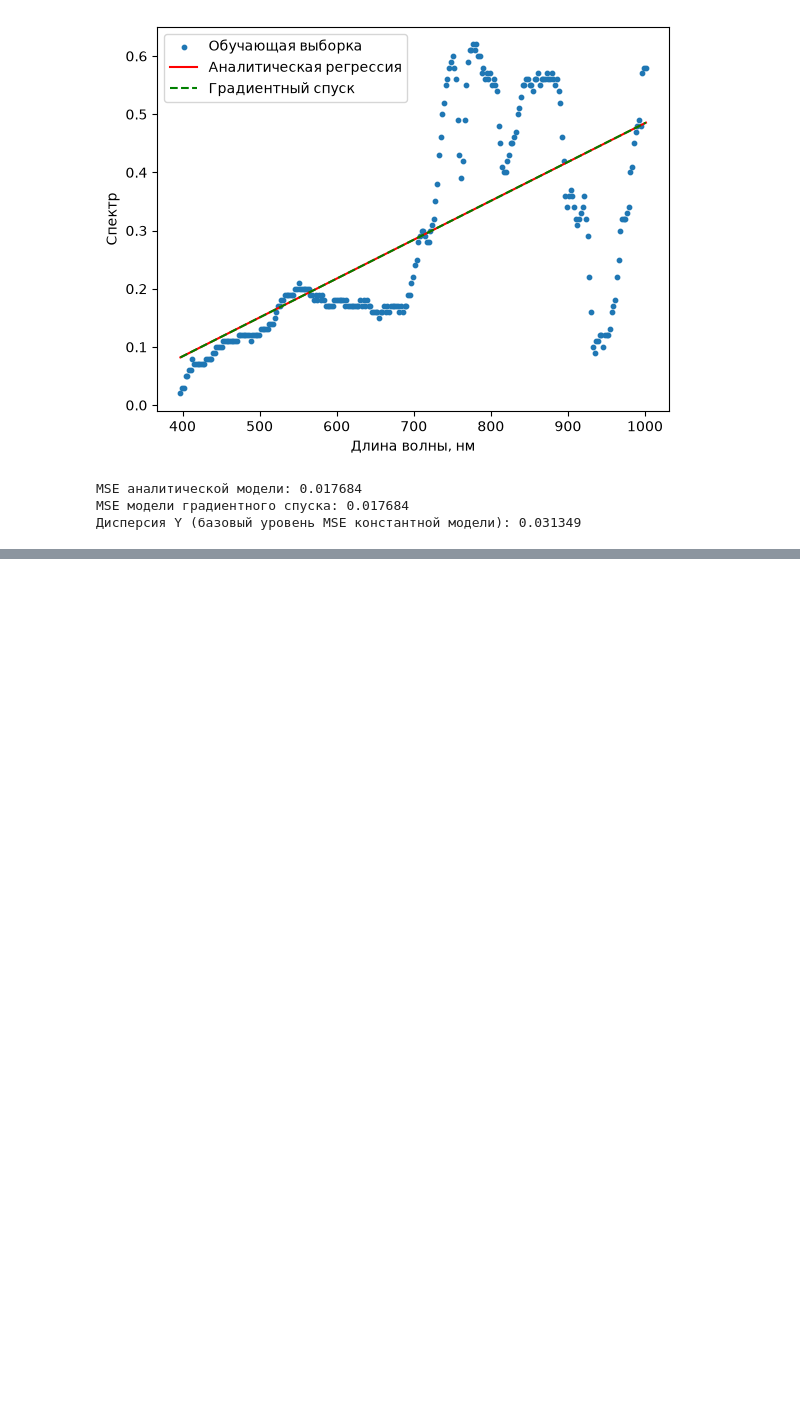
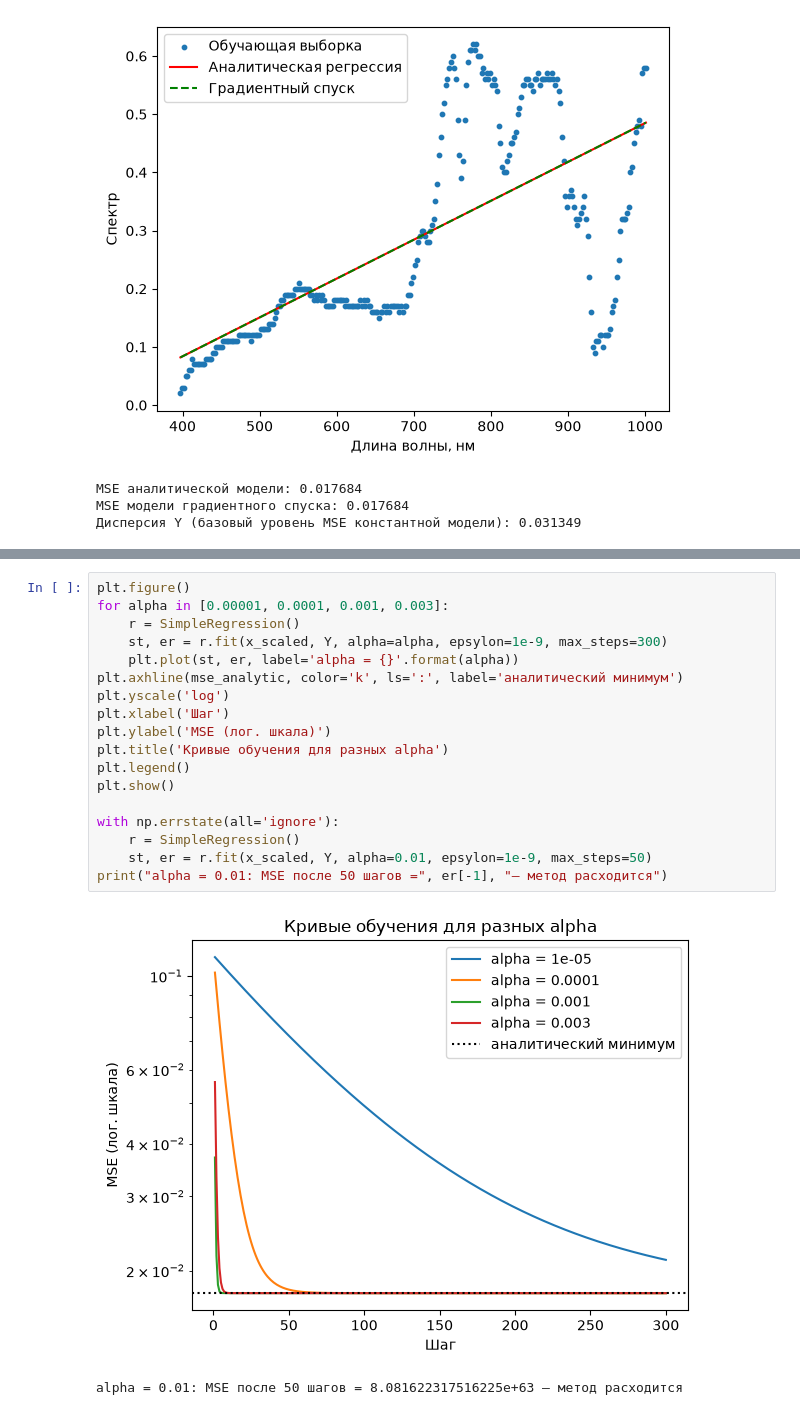
Before and after one commit to Mastertuz/ALM, a Jupyter notebook: solutions/pr1/Текущий контроль 1.ipynb, the cells around one changed output, grey strips where cells are left out. Cells and saved outputs as stored; diff of their text form; blank space fills up the shorter version.

Commit message:
pr1: кривые обучения для разных alpha, метрики MAE/MAPE
Co-Authored-By: Claude Sonnet 5 <noreply@anthropic.com>

```diff
--- a/solutions/pr1/Текущий контроль 1.ipynb
+++ b/solutions/pr1/Текущий контроль 1.ipynb
@@ -331,0 +335,21 @@ MSE модели градиентного спуска: 0.017684
+# %%
+plt.figure()
+for alpha in [0.00001, 0.0001, 0.001, 0.003]:
+    r = SimpleRegression()
+    st, er = r.fit(x_scaled, Y, alpha=alpha, epsylon=1e-9, max_steps=300)
+    plt.plot(st, er, label='alpha = {}'.format(alpha))
+plt.axhline(mse_analytic, color='k', ls=':', label='аналитический минимум')
+plt.yscale('log')
+plt.xlabel('Шаг')
+plt.ylabel('MSE (лог. шкала)')
+plt.title('Кривые обучения для разных alpha')
+plt.legend()
+plt.show()
+
+with np.errstate(all='ignore'):
+    r = SimpleRegression()
+    st, er = r.fit(x_scaled, Y, alpha=0.01, epsylon=1e-9, max_steps=50)
+print("alpha = 0.01: MSE после 50 шагов =", er[-1], "— метод расходится")
+# %% [output]
+[figure, added]
+alpha = 0.01: MSE после 50 шагов = 8.081622317516225e+63 — метод расходится
```
Also changed, not shown: parts of 4 cells of this notebook.
